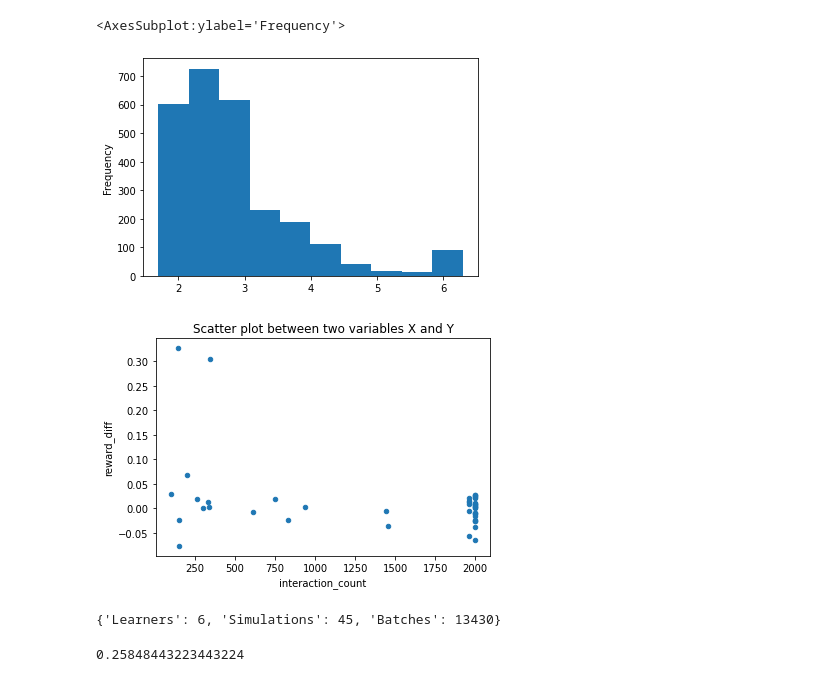
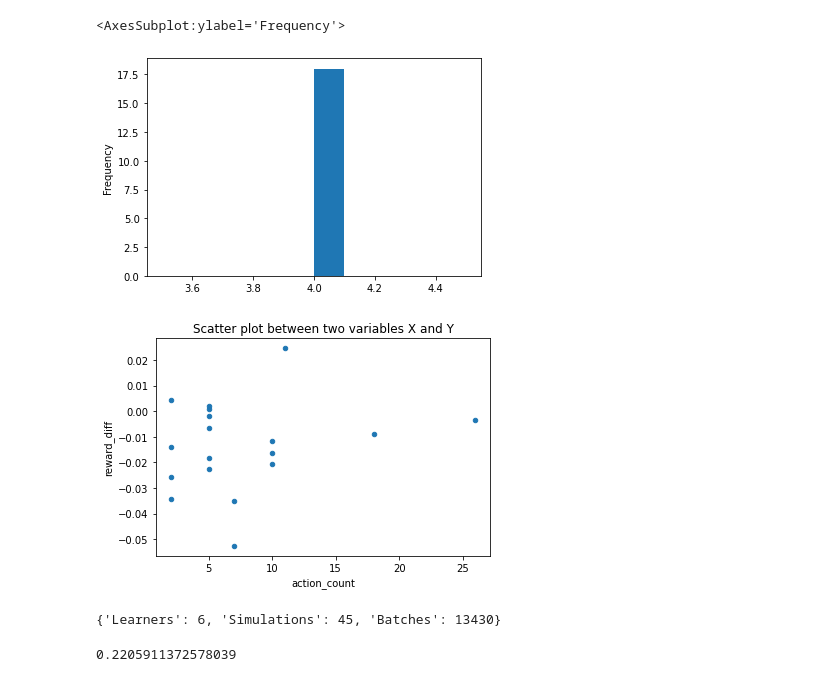
Before and after one commit to pmineiro/memoryrl, a Jupyter notebook: mrucker/results.ipynb, the cells around one changed output. Cells and saved outputs as stored; diff of their text form; code cells hidden in the pictures.

Commit message:
adding a medium run benchmark. Updating to use improved VW Coba.

```diff
--- a/mrucker/results.ipynb
+++ b/mrucker/results.ipynb
@@ -4,7 +4,7 @@ from coba.analysis import Plots
 import numpy as np
 import pandas as pd
 # %%
-result = Result.from_transaction_file('benchmark_long.log')
+result = Result.from_transaction_file('benchmark_med.log')
 # %%
 Plots.standard_plot(result, show_err=True)
 # %% [output]
@@ -16,3 +16,3 @@ result
 # %%
-l,s,b = result.to_pandasb
+l,s,b = result.to_pandas()
 # %%
@@ -40,31 +42,31 @@ pd.merge(l,b[b.batch_index == 49].groupby('learner_id').mean(), on='learner_id')
 np.log10(s['interaction_count']).plot(kind="hist")
 # %% [output]
 <AxesSubplot:ylabel='Frequency'>
-[figure, old version]
+[figure, new version]
 # %%
 bb = b.copy()
 ss = s.copy()
 
 bb.simulation_id = bb.simulation_id.astype('int')
 ss.simulation_id = ss.simulation_id.astype('int')
 
 bb['mod_sim_id'] = bb.simulation_id % 497
 ss['mod_sim_id'] = ss.simulation_id % 497
 
 bb = bb.groupby(['learner_id','mod_sim_id'], as_index=False).mean()
 
 a = pd.merge(bb[bb.learner_id == 4],ss, on='mod_sim_id')
 c = pd.merge(bb[bb.learner_id == 5],ss, on='mod_sim_id')
 
 a.reward = a.reward.astype('float')
 c.reward = c.reward.astype('float')
 
 a['reward_diff']             = a.reward - c.reward
 a['interaction_count_log10'] = np.log10(a.interaction_count)
 
-a.plot.scatter(x='interaction_count', y='reward_diff', title= "Scatter plot between two variables X and Y");
+a.plot.scatter(x='action_count', y='reward_diff', title= "Scatter plot between two variables X and Y");
 # %% [output]
-[figure, old version]
+[figure, new version]
 # %%
 result
 # %% [output]
@@ -72,4 +74,4 @@ result
 # %%
 (1/s.action_count).mean()
 # %% [output]
-0.25848443223443224
+0.2205911372578039
```
Also changed, not shown: parts of 4 cells of this notebook, 3 other files.
